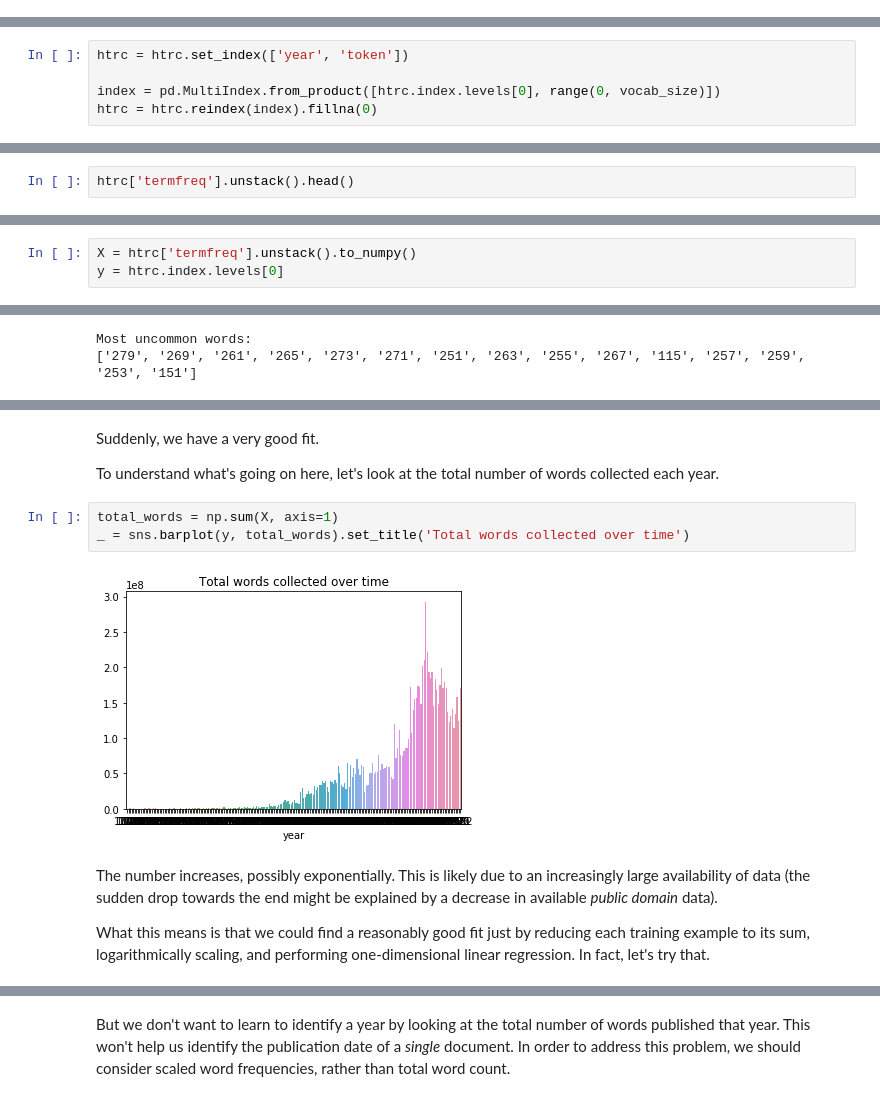
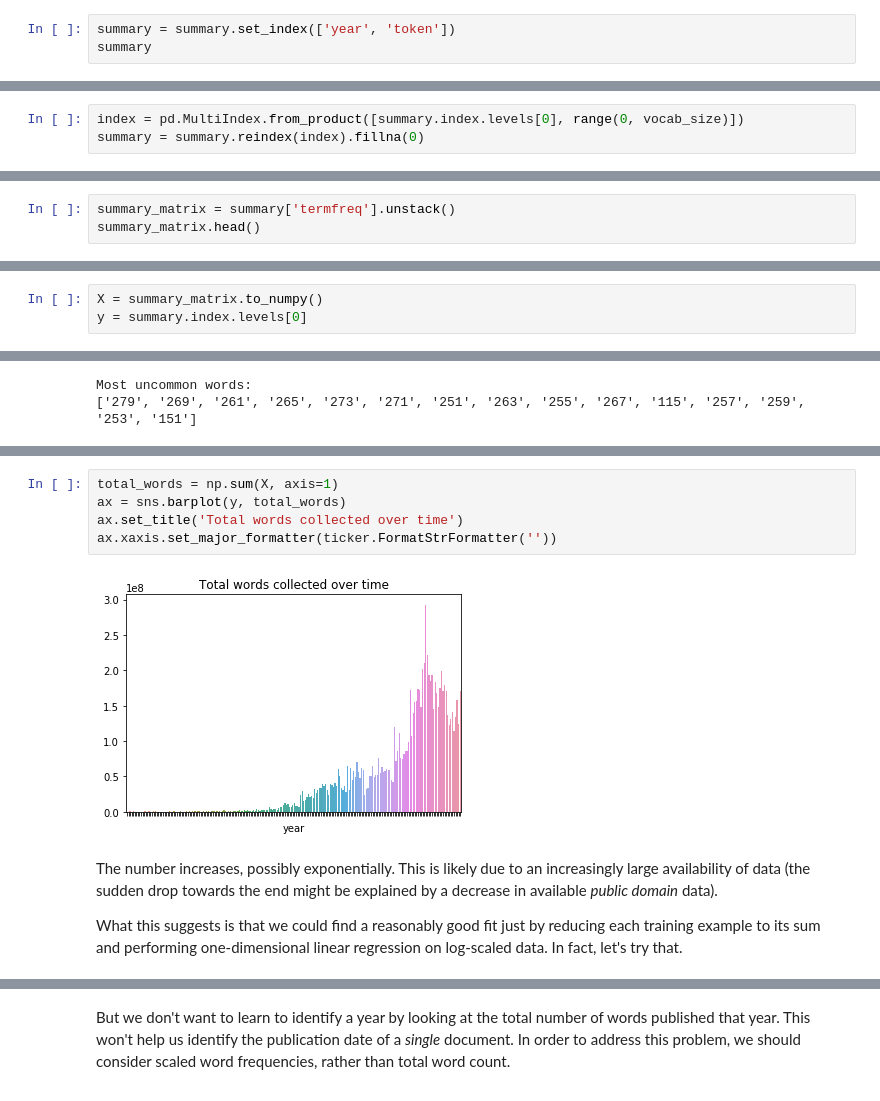
Before and after one commit to bencwallace/doc2date, a Jupyter notebook: doc2date.ipynb, the cells around one changed output, grey strips where cells are left out. Drawn from its saved outputs; the diff is of its cells as text.

```diff
--- a/doc2date.ipynb
+++ b/doc2date.ipynb
@@ -68,0 +79,3 @@ htrc.head(10).transpose()
+# %%
+summary = summary.set_index(['year', 'token'])
+summary
@@ -79,6 +99,4 @@ We'll re-organize the dataframe using a hierarchical multi-index, so that we can
 # %%
-htrc = htrc.set_index(['year', 'token'])
-
-index = pd.MultiIndex.from_product([htrc.index.levels[0], range(0, vocab_size)])
-htrc = htrc.reindex(index).fillna(0)
+index = pd.MultiIndex.from_product([summary.index.levels[0], range(0, vocab_size)])
+summary = summary.reindex(index).fillna(0)
 # %% [markdown]
@@ -86,5 +104,6 @@ The hierarchical indexing is convenient, because we can now simply `unstack` our
 # %%
-htrc['termfreq'].unstack().head()
+summary_matrix = summary['termfreq'].unstack()
+summary_matrix.head()
 # %% [output]
 |  | 0 | 1 | 2 | 3 | 4 | 5 | 6 | 7 | 8 | 9 | ... | ... |
 | year |  |  |  |  |  |  |  |  |  |  |  | ... |
@@ -97,8 +116,8 @@ htrc['termfreq'].unstack().head()
 # %% [markdown]
 The following arrays will be our input and target variables.
 # %%
-X = htrc['termfreq'].unstack().to_numpy()
-y = htrc.index.levels[0]
+X = summary_matrix.to_numpy()
+y = summary.index.levels[0]
 # %% [markdown]
 Let's look at the distribution of terms throughout the entire corpus. We'll make a bar plot of the total frequency of the most common words.
 # %%
@@ -185,15 +189,13 @@ R^2 (log-scaled OLS): 0.9685514254237702
-# %% [markdown]
-Suddenly, we have a very good fit.
-
-To understand what's going on here, let's look at the total number of words collected each year.
 # %%
 total_words = np.sum(X, axis=1)
-_ = sns.barplot(y, total_words).set_title('Total words collected over time')
+ax = sns.barplot(y, total_words)
+ax.set_title('Total words collected over time')
+ax.xaxis.set_major_formatter(ticker.FormatStrFormatter(''))
 # %% [output]
-[figure, old version]
+[figure, new version]
 # %% [markdown]
 The number increases, possibly exponentially. This is likely due to an increasingly large availability of data (the sudden drop towards the end might be explained by a decrease in available *public domain* data).
 
-What this means is that we could find a reasonably good fit just by reducing each training example to its sum, logarithmically scaling, and performing one-dimensional linear regression. In fact, let's try that.
+What this suggests is that we could find a reasonably good fit just by reducing each training example to its sum and performing one-dimensional linear regression on log-scaled data. In fact, let's try that.
 # %%
 def sum_log_reg(X):
```
Also changed, not shown: parts of 45 cells of this notebook.
